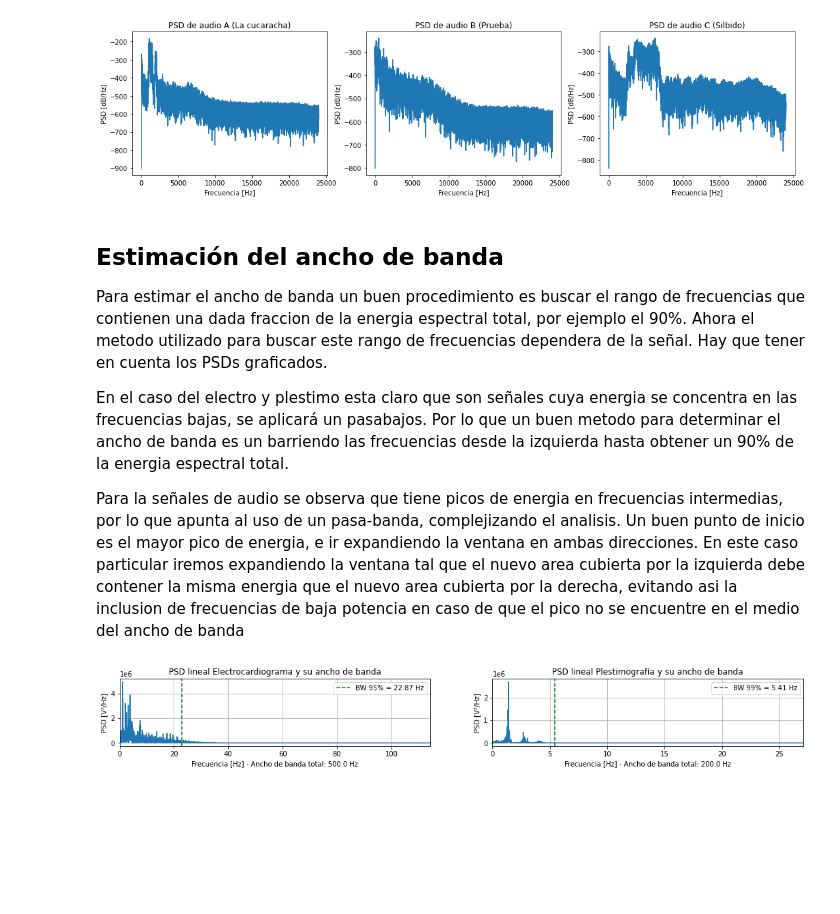
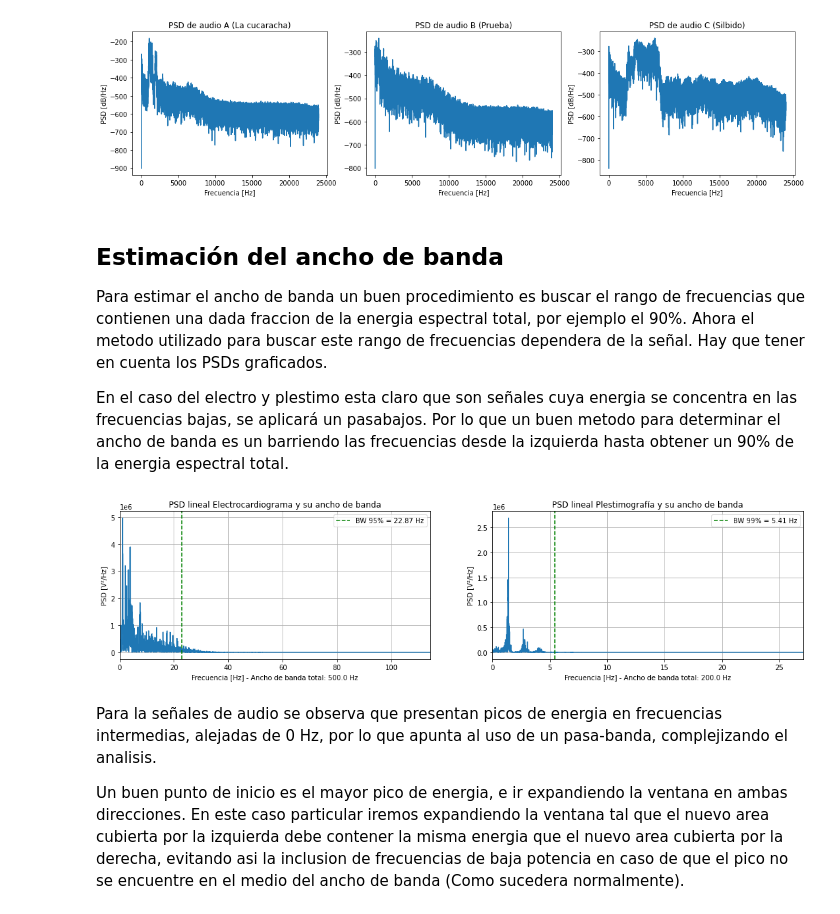
Before and after one commit to mnoe893/PDS_UTNBA_2025, a Jupyter notebook: TS7_estim_ancho_de_banda.ipynb, the cells around one changed output. Cells and saved outputs as stored; diff of their text form; code cells hidden in the pictures; blank space fills up the shorter version.

```diff
--- a/TS7_estim_ancho_de_banda.ipynb
+++ b/TS7_estim_ancho_de_banda.ipynb
@@ -104,52 +104,45 @@ plt.show()
 Para estimar el ancho de banda un buen procedimiento es buscar el rango de frecuencias que contienen una dada fraccion de la energia espectral total, por ejemplo el 90%. Ahora el metodo utilizado para buscar este rango de frecuencias dependera de la señal. Hay que tener en cuenta los PSDs graficados.
 
 En el caso del electro y plestimo esta claro que son señales cuya energia se concentra en las frecuencias bajas, se aplicará un pasabajos. Por lo que un buen metodo para determinar el ancho de banda es un barriendo las frecuencias desde la izquierda hasta obtener un 90% de la energia espectral total.
-
-Para la señales de audio se observa que tiene picos de energia en frecuencias intermedias, por lo que apunta al uso de un pasa-banda, complejizando el analisis. Un buen punto de inicio es el mayor pico de energia, e ir expandiendo la ventana en ambas direcciones.
-En este caso particular iremos expandiendo la ventana tal que el nuevo area cubierta por la izquierda debe contener la misma energia que el nuevo area cubierta por la derecha, evitando asi la inclusion de frecuencias de baja potencia en caso de que el pico no se encuentre en el medio del ancho de banda
 # %%
 def obtener_bw_pasabajos(psd,ff,porcentaje):
     pot_bw = 0; pot_tot = 0
     bw = 1; bw_anterior = 0 # en posiciones de arr
     df = ff[1] - ff[0]
     pot_tot = np.sum(psd)
     bw_tot = len(psd)
     # Nota: la potencia real deberia estar mutiplicada por df
     while pot_bw < (pot_tot * porcentaje) and bw < bw_tot:
         pot_bw += np.sum(psd[bw_anterior:bw])
         bw_anterior = bw
         bw += 1  # avanza df Hz
 
     return bw*df
 
 bw_ecg = obtener_bw_pasabajos(psd_ecg,ff_ecg,0.95)
 bw_ppg = obtener_bw_pasabajos(psd_ppg,ff_ppg,0.99)
 
-'''
-plt.figure(figsize=(18, 4))
-plt.plot(ff_ppg, psd_ppg); plt.xlim(0,20)
-plt.axvline(x=bw_ppg, color='green', linestyle='--', label=f'BW 90% = {bw_ppg:.2f} Hz')
-plt.title("PSD lineal Electrocardiograma y su ancho de banda")
-plt.xlabel("Frecuencia [Hz]"); plt.ylabel("PSD [V²/Hz]")
-plt.grid(True)
-plt.legend()
-plt.tight_layout()
-plt.show()
-'''
+### GRAFICOS ###
+
 plt.figure(figsize=(18, 4))
 plt.subplot(1,2,1); plt.plot(ff_ecg, psd_ecg); plt.xlim(0, bw_ecg*5)
 plt.axvline(x=bw_ecg, color='green', linestyle='--', label=f'BW 95% = {bw_ecg:.2f} Hz')
 plt.title("PSD lineal Electrocardiograma y su ancho de banda")
 plt.xlabel(f"Frecuencia [Hz] - Ancho de banda total: {np.round(ff_ecg[-1])} Hz"); plt.ylabel("PSD [V²/Hz]"); plt.grid(True); plt.legend()
 
 plt.subplot(1,2,2); plt.plot(ff_ppg, psd_ppg); plt.xlim(0, bw_ppg*5)
 plt.axvline(x=bw_ppg, color='green', linestyle='--', label=f'BW 99% = {bw_ppg:.2f} Hz')
 plt.title("PSD lineal Plestimografía y su ancho de banda")
 plt.xlabel(f"Frecuencia [Hz] - Ancho de banda total: {np.round(ff_ppg[-1])} Hz"); plt.ylabel("PSD [V²/Hz]"); plt.grid(True); plt.legend()
 
 plt.show()
 # %% [output]
-[figure, old version]
+[figure, new version]
+# %% [markdown]
+Para la señales de audio se observa que presentan picos de energia en frecuencias intermedias, alejadas de 0 Hz, por lo que apunta al uso de un pasa-banda, complejizando el analisis.
+
+Un buen punto de inicio es el mayor pico de energia, e ir expandiendo la ventana en ambas direcciones.
+En este caso particular iremos expandiendo la ventana tal que el nuevo area cubierta por la izquierda debe contener la misma energia que el nuevo area cubierta por la derecha, evitando asi la inclusion de frecuencias de baja potencia en caso de que el pico no se encuentre en el medio del ancho de banda (Como sucedera normalmente).
 # %%
 def obtener_bw_pasabanda(psd,ff,porcentaje):
     pot_izq=0;pot_der=0;pot_tot = 0
```
Also changed, not shown: parts of 3 cells of this notebook.
